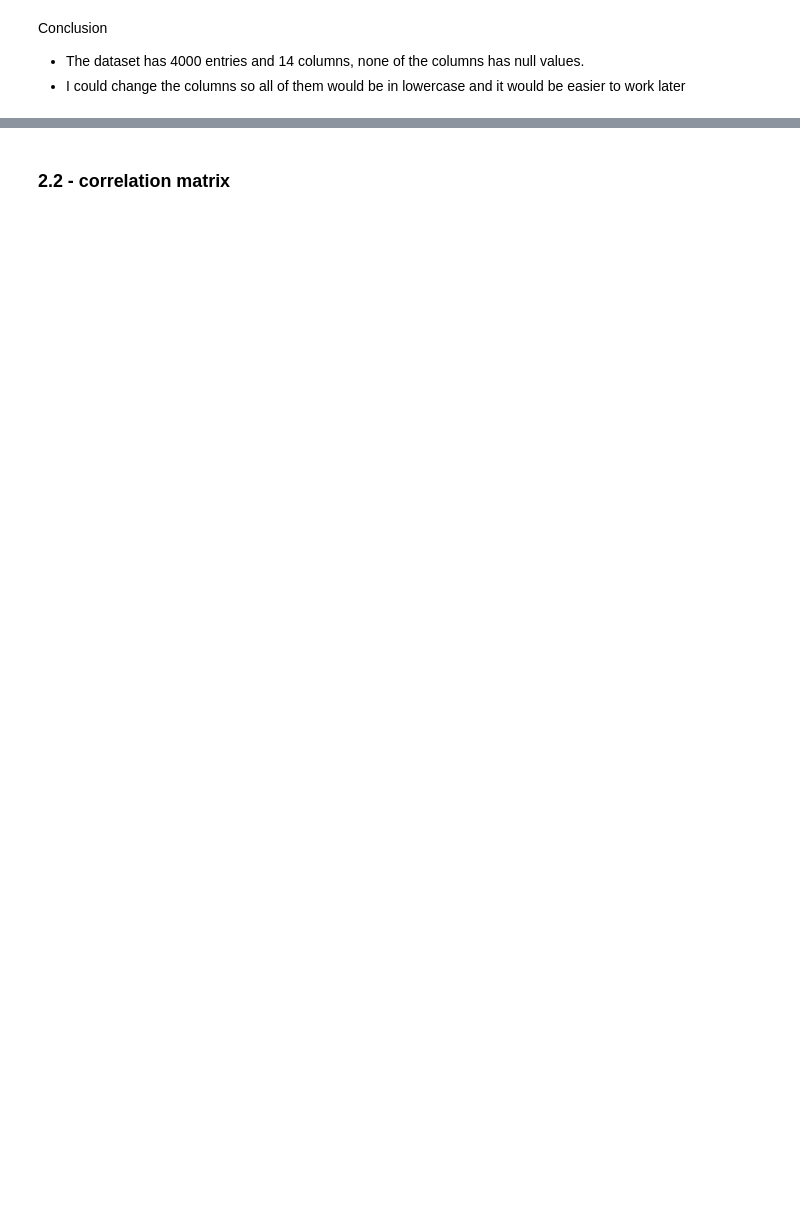
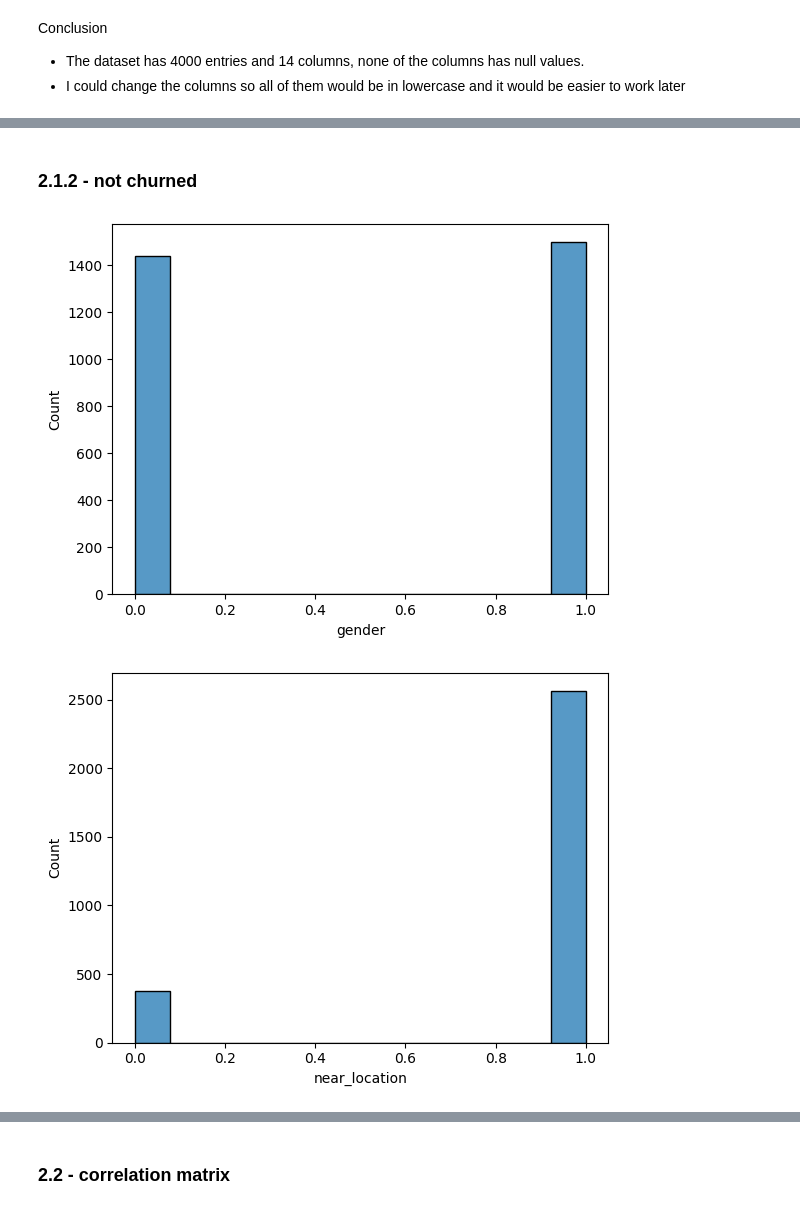
Before and after one commit to renanpan/Rotatividade_de_clientes_com_ML, a Jupyter notebook: sprint_12_project.ipynb, the cells around one changed output, grey strips where cells are left out. Saved outputs shown, nothing was run; the diff lists cells and outputs as text; code cells hidden in the pictures; blank space fills up the shorter version.

```diff
--- a/sprint_12_project.ipynb
+++ b/sprint_12_project.ipynb
@@ -136,0 +222,10 @@ gym_churn.columns = new_col_names
+# %% [markdown]
+### 2.1.2 - not churned
+# %%
+#building histograms - not churned
+for col in not_churned:
+    sns.histplot(x=not_churned[col])
+    plt.show()
+# %% [output]
+[figure, added]
+[figure, added]
```
Also changed, not shown: parts of 26 cells of this notebook.
